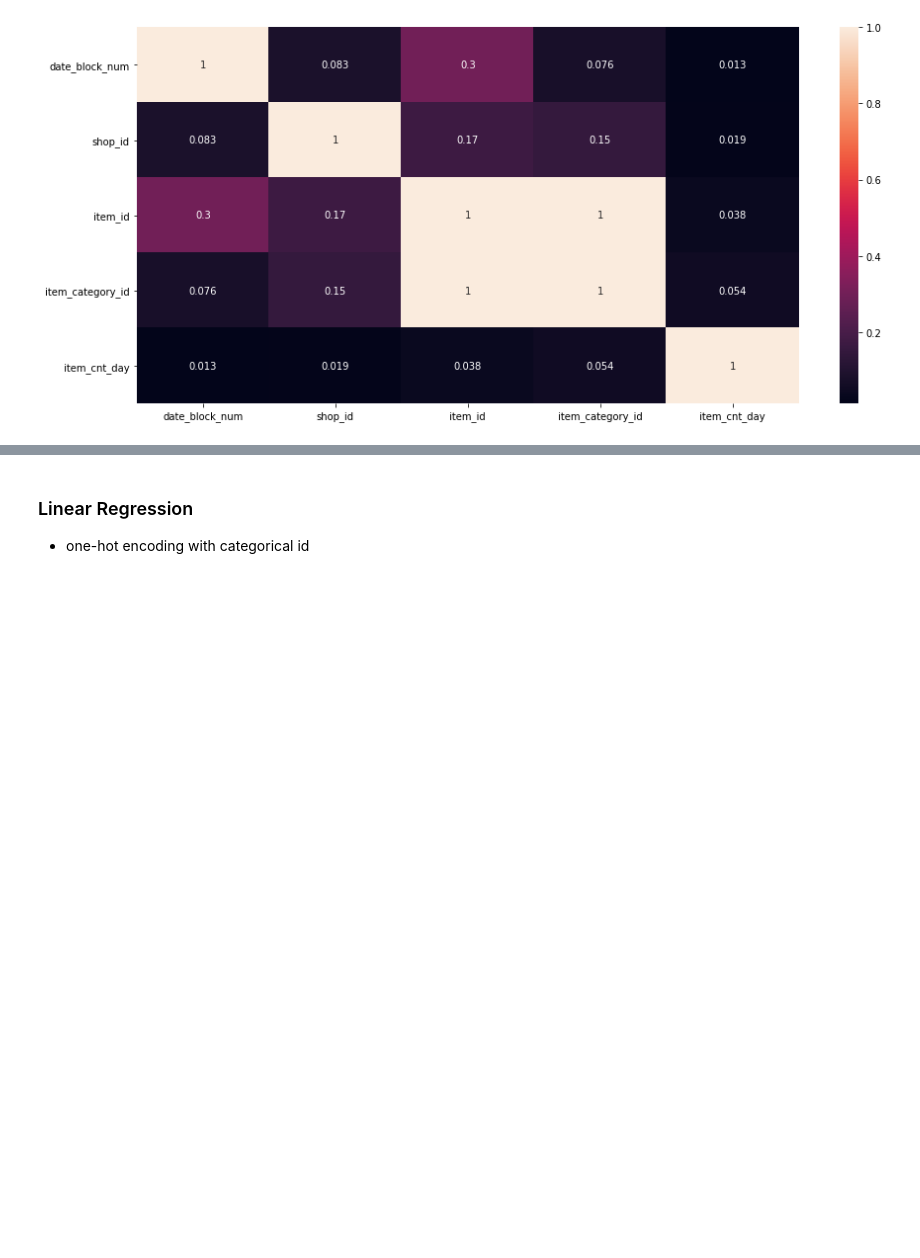
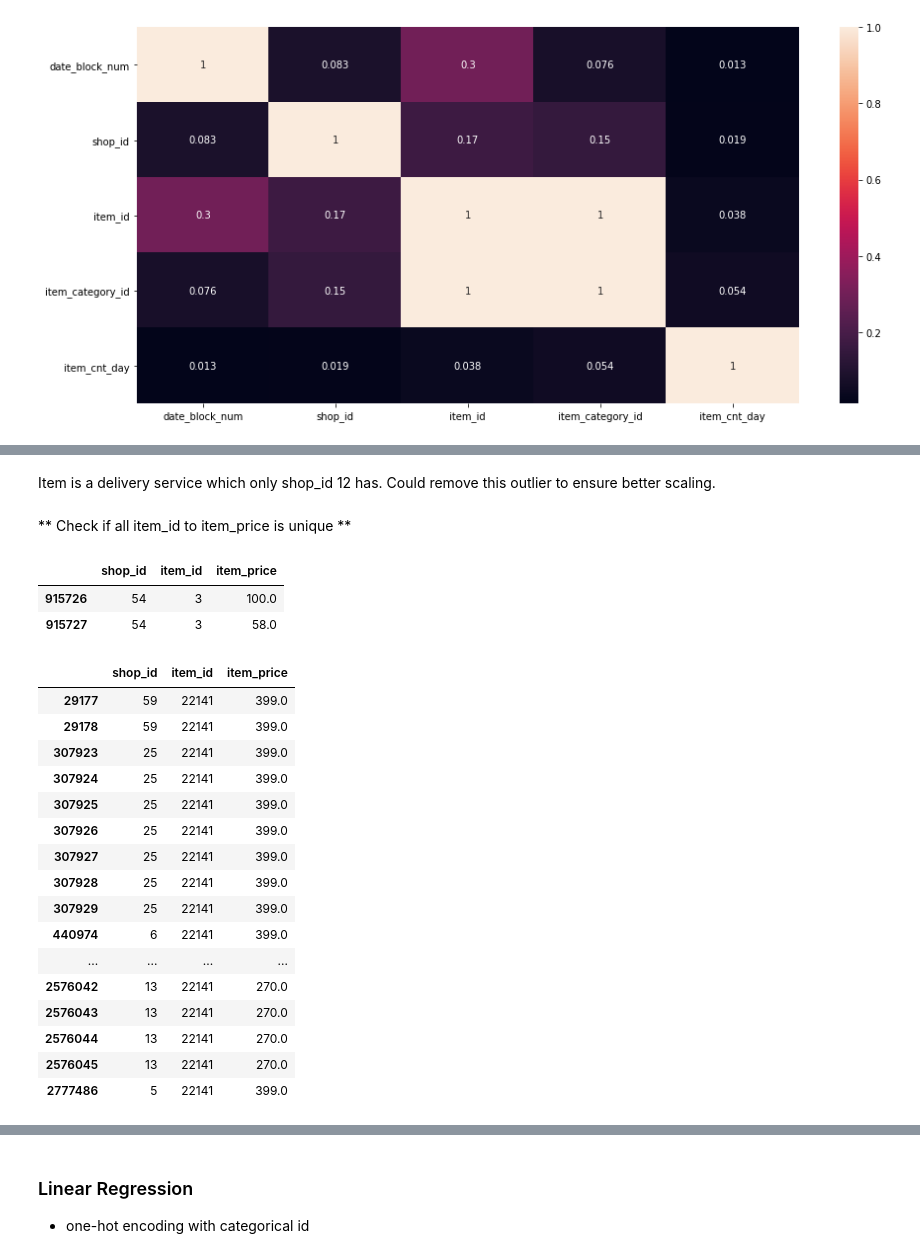
Before and after one commit to Chialijuan/kayabuttertoast, a Jupyter notebook: jupyter_nb/lijuan_kernel.ipynb, the cells around one changed output, grey strips where cells are left out. Drawn from its saved outputs; the diff is of its cells as text; code cells hidden in the pictures; blank space fills up the shorter version.

```diff
--- a/jupyter_nb/lijuan_kernel.ipynb
+++ b/jupyter_nb/lijuan_kernel.ipynb
@@ -227,0 +256,30 @@ plt.show()
+# %% [markdown]
+Item is a delivery service which only shop_id 12 has. Could remove this outlier to ensure better scaling.
+# %% [markdown]
+** Check if all item_id to item_price is unique **
+# %%
+full_train[['shop_id','item_id', 'item_price']].groupby('item_id').get_group(3)
+# %% [output]
+|  | shop_id | item_id | item_price |
+| 915726 | 54 | 3 | 100.0 |
+| 915727 | 54 | 3 | 58.0 |
+# %%
+full_train[['shop_id', 'item_id','item_price']].groupby('item_id').get_group(22141)
+# %% [output]
+|  | shop_id | item_id | item_price |
+| 29177 | 59 | 22141 | 399.0 |
+| 29178 | 59 | 22141 | 399.0 |
+| 307923 | 25 | 22141 | 399.0 |
+| 307924 | 25 | 22141 | 399.0 |
+| 307925 | 25 | 22141 | 399.0 |
+| 307926 | 25 | 22141 | 399.0 |
+| 307927 | 25 | 22141 | 399.0 |
+| 307928 | 25 | 22141 | 399.0 |
+| 307929 | 25 | 22141 | 399.0 |
+| 440974 | 6 | 22141 | 399.0 |
+| ... | ... | ... | ... |
+| 2576042 | 13 | 22141 | 270.0 |
+| 2576043 | 13 | 22141 | 270.0 |
+| 2576044 | 13 | 22141 | 270.0 |
+| 2576045 | 13 | 22141 | 270.0 |
+| 2777486 | 5 | 22141 | 399.0 |
```
Also changed, not shown: parts of 9 cells of this notebook.
